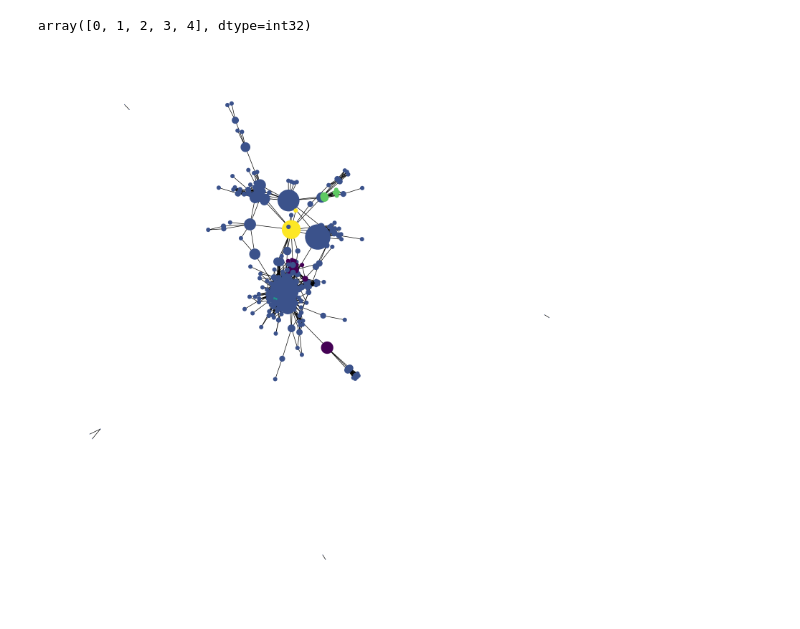
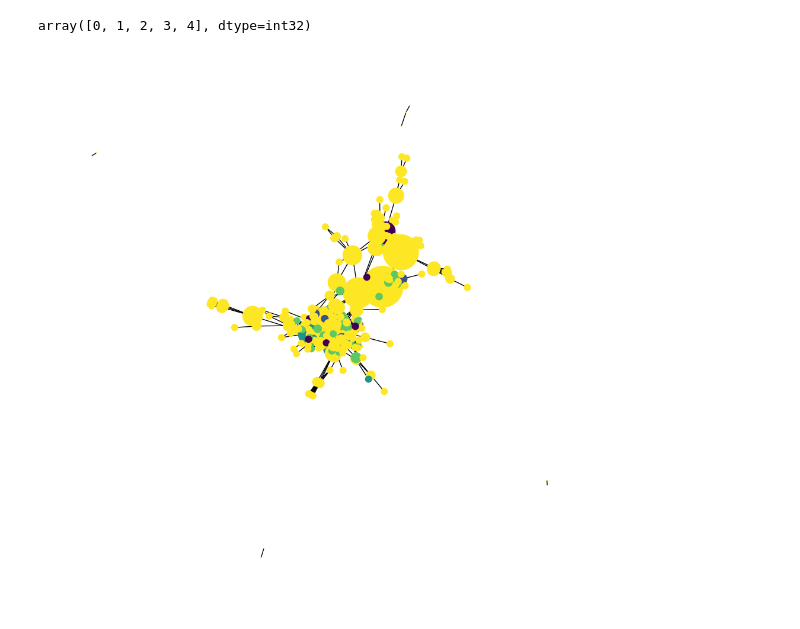
Before and after one commit to CodeWhizHamza/MLAssignment03, a Jupyter notebook: code.ipynb, the cells around one changed output. Saved outputs shown, nothing was run; the diff lists cells and outputs as text; code cells hidden in the pictures.

```diff
--- a/code.ipynb
+++ b/code.ipynb
@@ -118,0 +134,5 @@ array([217,   4, 137, 139, 141])
+# %%
+adjacency_matrix = nx.adjacency_matrix(G0).todense()
+nb_clusters, eigenvalues, eigenvectors = eigenDecomposition(adjacency_matrix)
+
+nb_clusters
@@ -128,18 +149,7 @@ clusters = kmeans.predict(eigenvectors)
 np.unique(clusters)
 # %% [output]
 array([0, 1, 2, 3, 4], dtype=int32)
-# %%
-node_size = [v * 10000 for v in betCent.values()]
-
-plt.figure(figsize=(20, 20))
-nx.draw_networkx(
-    G1,
-    pos=pos,
-    with_labels=False,
-    node_color=clusters,
-    node_size=node_size,
-)
-plt.axis("off")
-plt.show()
-# %% [output]
-[figure, removed]
+# %%
+plotWithClusters(G0, clusters)
+# %% [output]
+[figure, added]
```
Also changed, not shown: parts of 7 cells of this notebook.
